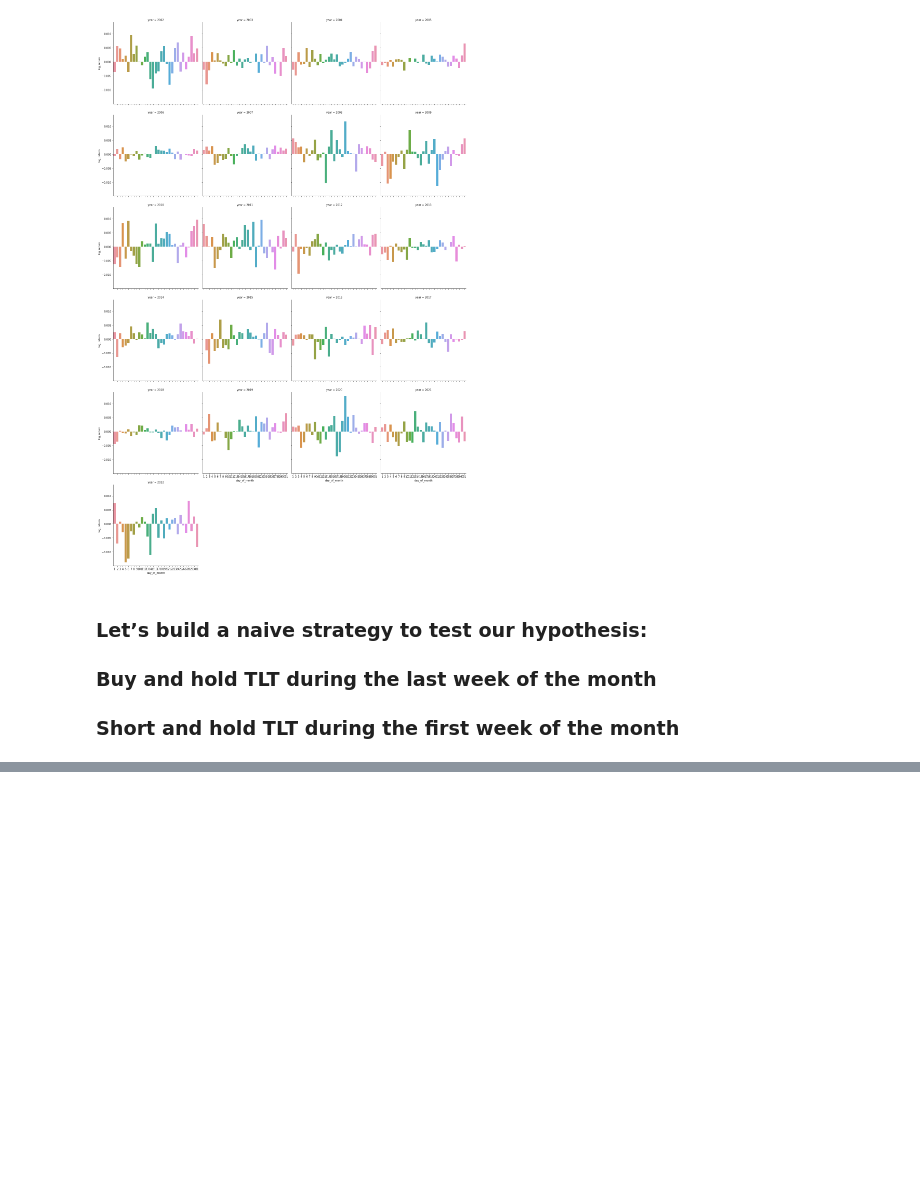
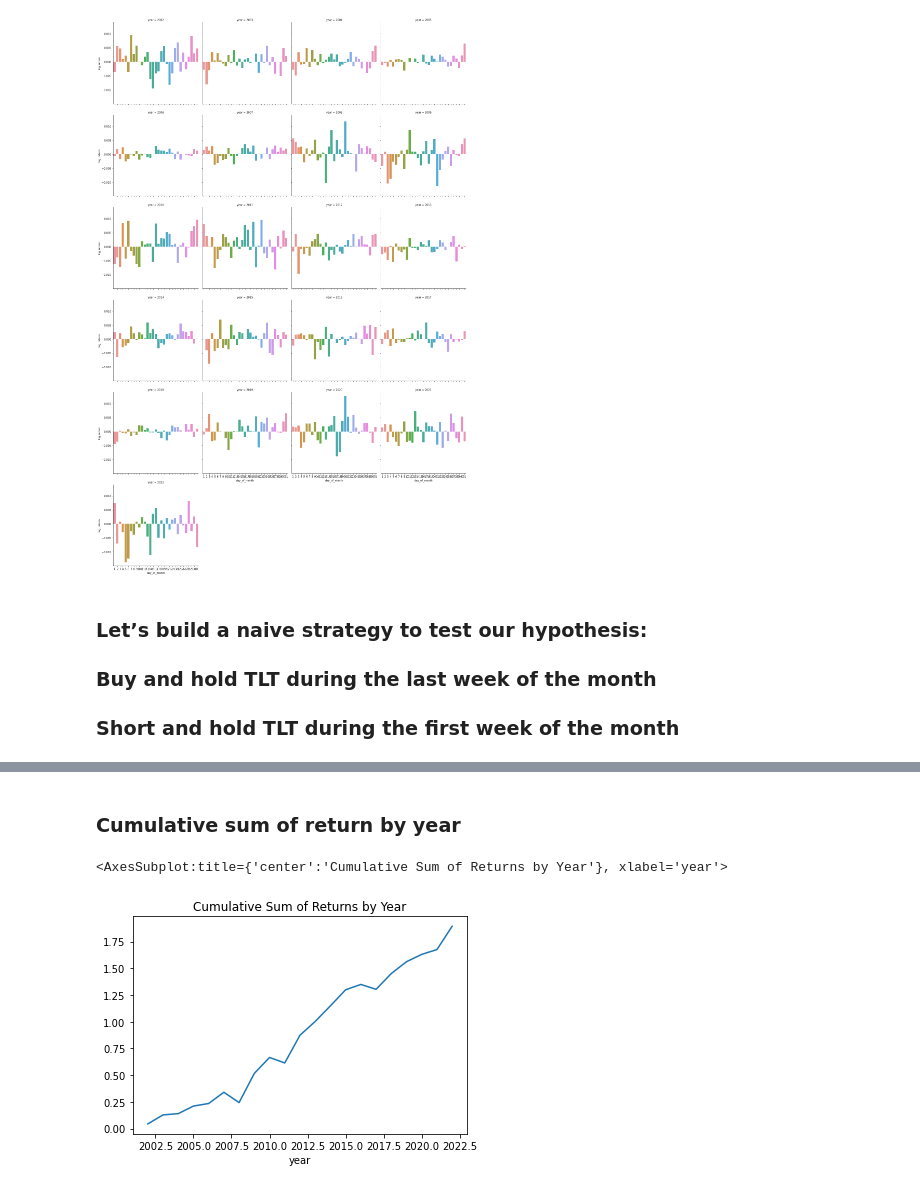
Before and after one commit to fadilparves/trading, a Jupyter notebook: bond/Bond_Buy_Strategy.ipynb, the cells around one changed output, grey strips where cells are left out. Cells and saved outputs as stored; diff of their text form; code cells hidden in the pictures; blank space fills up the shorter version.

```diff
--- a/bond/Bond_Buy_Strategy.ipynb
+++ b/bond/Bond_Buy_Strategy.ipynb
@@ -61,0 +69,7 @@ tlt['last_week_less_first_week'] = tlt['last_week_returns'] - tlt['first_week_re
+# %% [markdown]
+### Cumulative sum of return by year
+# %%
+tlt.groupby("year")['last_week_less_first_week'].sum().cumsum().plot(title='Cumulative Sum of Returns by Year')
+# %% [output]
+<AxesSubplot:title={'center':'Cumulative Sum of Returns by Year'}, xlabel='year'>
+[figure, added]
```
Also changed, not shown: parts of 3 cells of this notebook.
